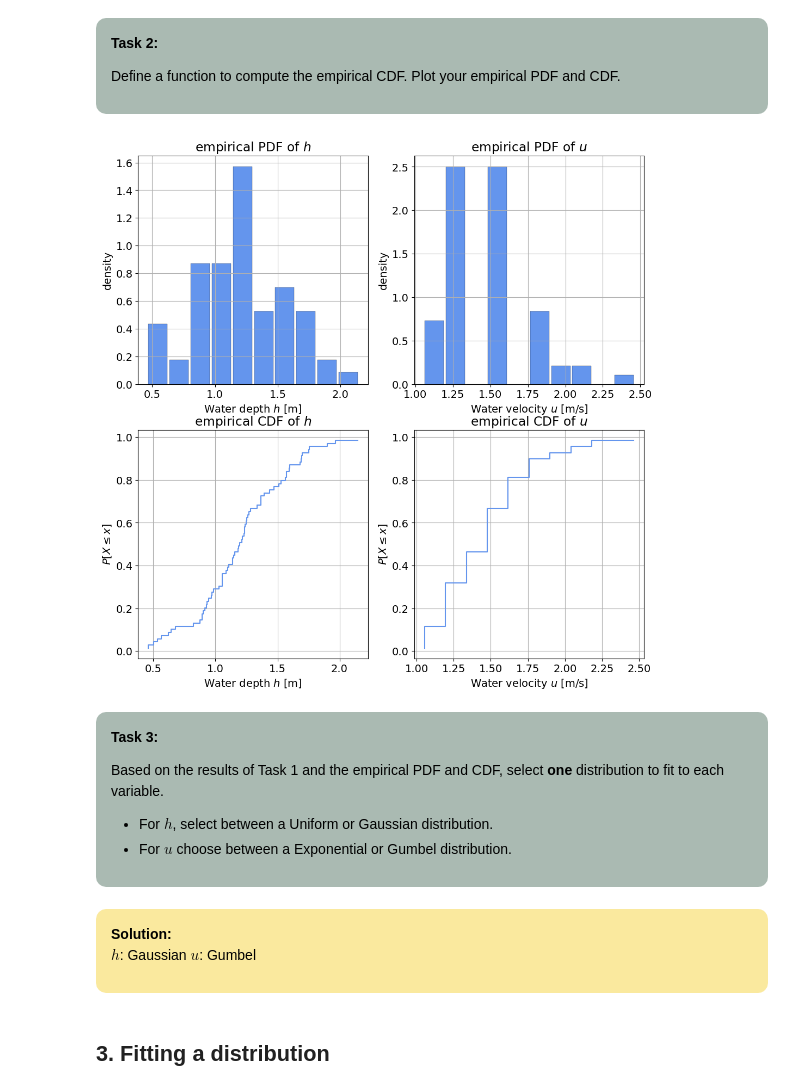
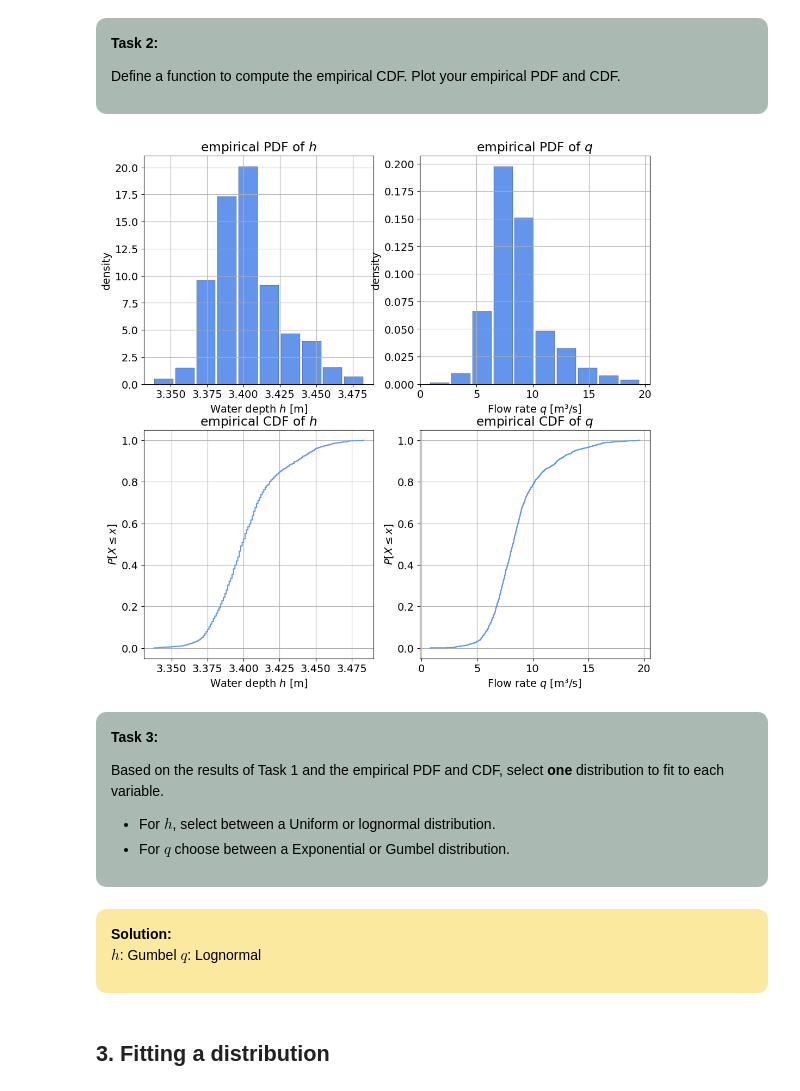
Before and after one commit to MUDE-2025/GA1.4, a Jupyter notebook: 03 Discharge/03_analysis_discharge.ipynb, the cells around one changed output. Cells and saved outputs as stored; diff of their text form; code cells hidden in the pictures.

```diff
--- a/03 Discharge/03_analysis_discharge.ipynb
+++ b/03 Discharge/03_analysis_discharge.ipynb
@@ -46,18 +56,21 @@ The first step in the analysis is exploring the data, visually and through stati
 Tip: In the workshop files, you have used the pandas `.describe()` function to obtain the statistics of a data vector. `scipy.stats` has a similar function.
 # %%
 # Import the data from the .csv file
-h, u = np.genfromtxt('dataset_hu.csv', delimiter=",", unpack=True, skip_header=True)
+#h, u = np.genfromtxt('dataset_hu.csv', delimiter=",", unpack=True, skip_header=True)
+h, q = np.genfromtxt('dataset_thames.csv', delimiter=",", unpack=True, skip_header=True)
 
-# Plot the time series for the number of heavy vehicles H
+# Plot the time series for the water depth
 fig, ax = plt.subplots(2, 1, figsize=(10, 7), layout = 'constrained')
 ax[0].plot(h,'k')
 ax[0].set_xlabel('Time')
 ax[0].set_ylabel('Water depth $h$ [m]')
 ax[0].grid()
 
-# Plot the time series for the number of cars C
-ax[1].plot(u,'k')
+# Plot the time series for the flow rate
+ax[1].plot(q,'k')
 ax[1].set_xlabel('Time')
-ax[1].set_ylabel('Water velocity $u$ [m/s]')
+ax[1].set_ylabel('Flow rate $q$ [m³/s]')
 ax[1].grid()
+
+print(np.where(np.isnan(h)))
 # %% [output]
@@ -116,43 +130,43 @@ def ecdf(var):
 # %%
 fig, axes = plt.subplots(2, 2, figsize=(12, 12))
 
 # Plot the PDF of h
 axes[0,0].hist(h, edgecolor='k', linewidth=0.2, rwidth = 0.9, color='cornflowerblue', density = True, bins = 10)
 axes[0,0].set_xlabel('Water depth $h$ [m]')
 axes[0,0].set_ylabel('density')
 axes[0,0].set_title('empirical PDF of $h$')
 axes[0,0].grid()
 
-# Plot the PDF of u
-axes[0,1].hist(u, edgecolor='k', linewidth=0.2, rwidth = 0.9,color='cornflowerblue', density = True, bins = 10)
-axes[0,1].set_xlabel('Water velocity $u$ [m/s]')
+# Plot the PDF of q
+axes[0,1].hist(q, edgecolor='k', linewidth=0.2, rwidth = 0.9,color='cornflowerblue', density = True, bins = 10)
+axes[0,1].set_xlabel('Flow rate $q$ [m³/s]')
 axes[0,1].set_ylabel('density')
-axes[0,1].set_title('empirical PDF of $u$')
+axes[0,1].set_title('empirical PDF of $q$')
 axes[0,1].grid()
 
 # Plot the empirical CDF of H
 axes[1,0].step(ecdf(h)[1], ecdf(h)[0], color='cornflowerblue')
 axes[1,0].set_xlabel('Water depth $h$ [m]')
-axes[1,0].set_ylabel('${P[X \leq x]}$')
+axes[1,0].set_ylabel(r'${P[X \leq x]}$')
 axes[1,0].set_title('empirical CDF of $h$')
 axes[1,0].grid()
 
 # Plot the empirical CDF of T
-axes[1,1].step(ecdf(u)[1], ecdf(u)[0], color='cornflowerblue')
-axes[1,1].set_xlabel('Water velocity $u$ [m/s]')
-axes[1,1].set_ylabel('${P[X \leq x]}$')
-axes[1,1].set_title('empirical CDF of $u$')
+axes[1,1].step(ecdf(q)[1], ecdf(q)[0], color='cornflowerblue')
+axes[1,1].set_xlabel('Flow rate $q$ [m³/s]')
+axes[1,1].set_ylabel(r'${P[X \leq x]}$')
+axes[1,1].set_title('empirical CDF of $q$')
 axes[1,1].grid()
 # %% [output]
-[figure, old version]
+[figure, new version]
 # %% [markdown]
 <div style="background-color:#AABAB2; color: black; width:95%; vertical-align: middle; padding:15px; margin: 10px; border-radius: 10px">
 <p>
 <b>Task 3:</b>
 
 Based on the results of Task 1 and the empirical PDF and CDF, select <b>one</b> distribution to fit to each variable.
-- For $h$, select between a Uniform or Gaussian distribution.</li>
-- For $u$ choose between a Exponential or Gumbel distribution.</li>
+- For $h$, select between a Uniform or lognormal distribution.</li>
+- For $q$ choose between a Exponential or Gumbel distribution.</li>
 
 </p>
 </div>
@@ -160,8 +174,8 @@ Based on the results of Task 1 and the empirical PDF and CDF, select <b>one</b>
 <div style="background-color:#FAE99E; color: black; width:95%; vertical-align: middle; padding:15px; margin: 10px; border-radius: 10px">
     <b>Solution:</b>
 
-$h$: Gaussian
-$u$: Gumbel
+$h$: Gumbel
+$q$: Lognormal
 </div>
 </div>
 # %% [markdown]
```
Also changed, not shown: parts of 19 cells of this notebook, 2 other files.
